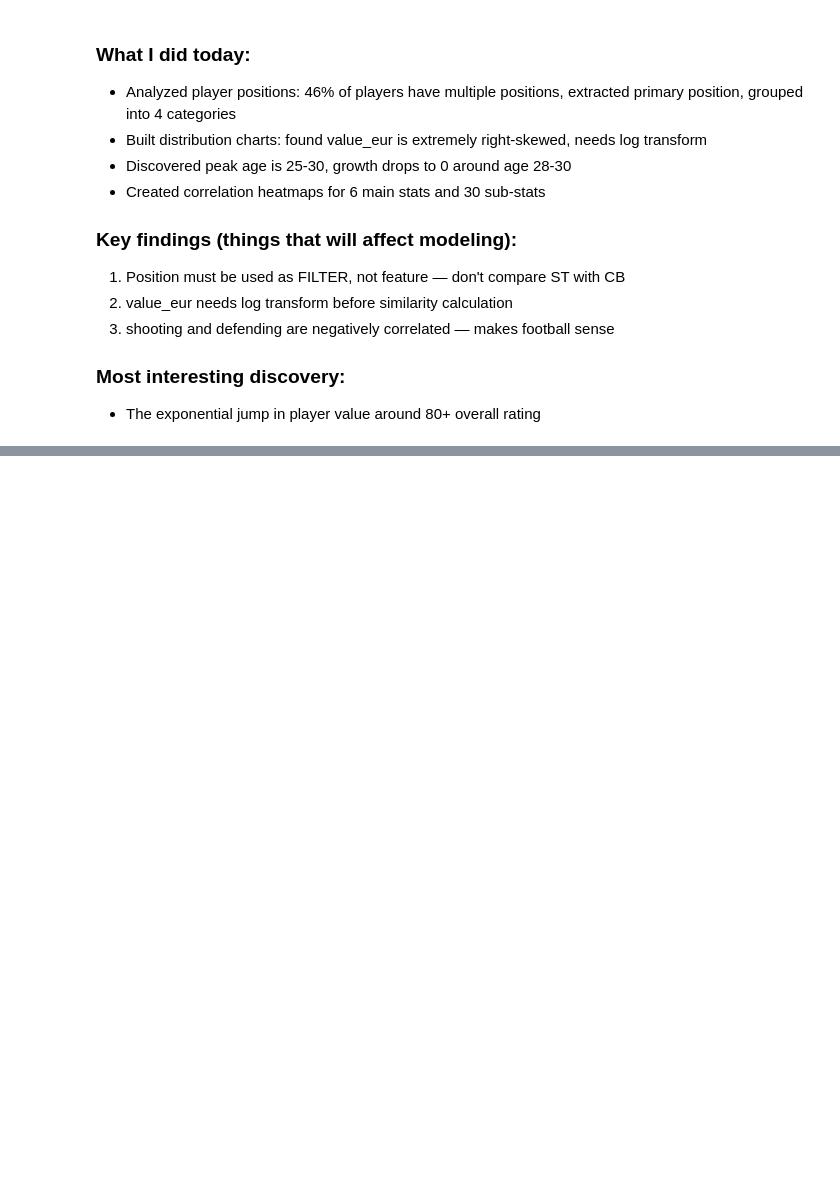
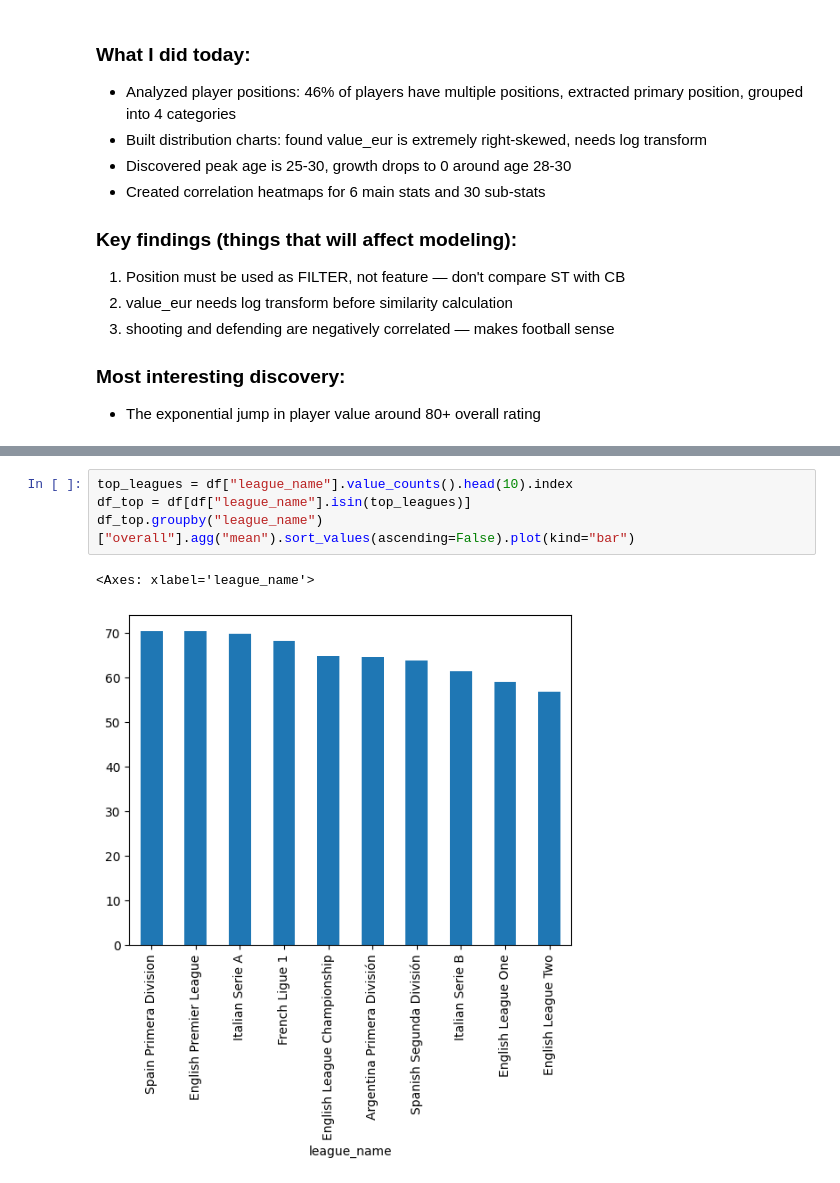
Before and after one commit to alyboii/fifa15dataset, a Jupyter notebook: fifa15dataset/edafifa15.ipynb, the cells around one changed output, grey strips where cells are left out. Cells and saved outputs as stored; diff of their text form; blank space fills up the shorter version.

```diff
--- a/fifa15dataset/edafifa15.ipynb
+++ b/fifa15dataset/edafifa15.ipynb
@@ -1478,0 +1671,7 @@ mentality_penalites defeneding_tackele are not correlated cause they are two dif
+# %%
+top_leagues = df["league_name"].value_counts().head(10).index
+df_top = df[df["league_name"].isin(top_leagues)]
+df_top.groupby("league_name")["overall"].agg("mean").sort_values(ascending=False).plot(kind="bar")
+# %% [output]
+<Axes: xlabel='league_name'>
+[figure, added]
```
Also changed, not shown: parts of 32 cells of this notebook.
